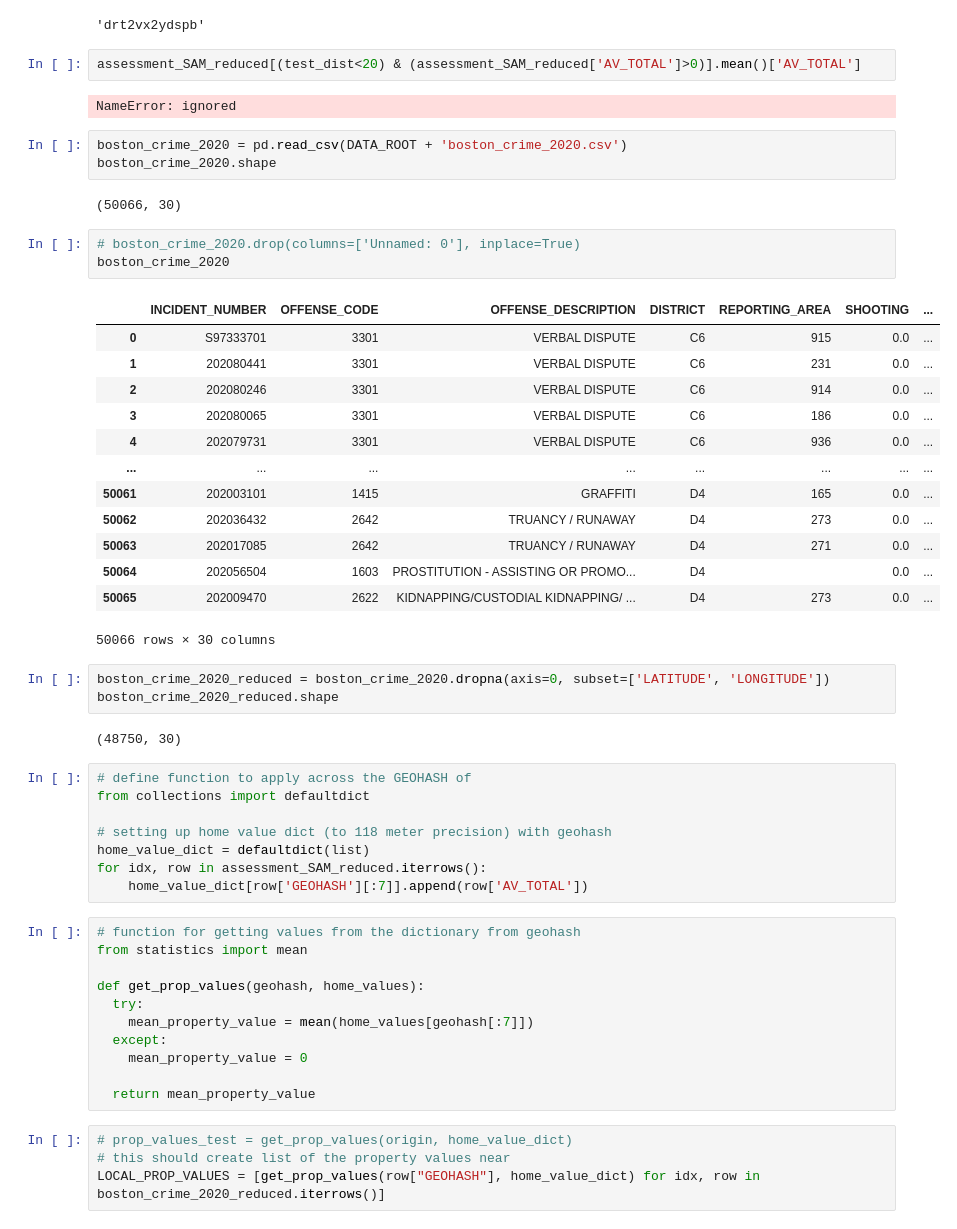
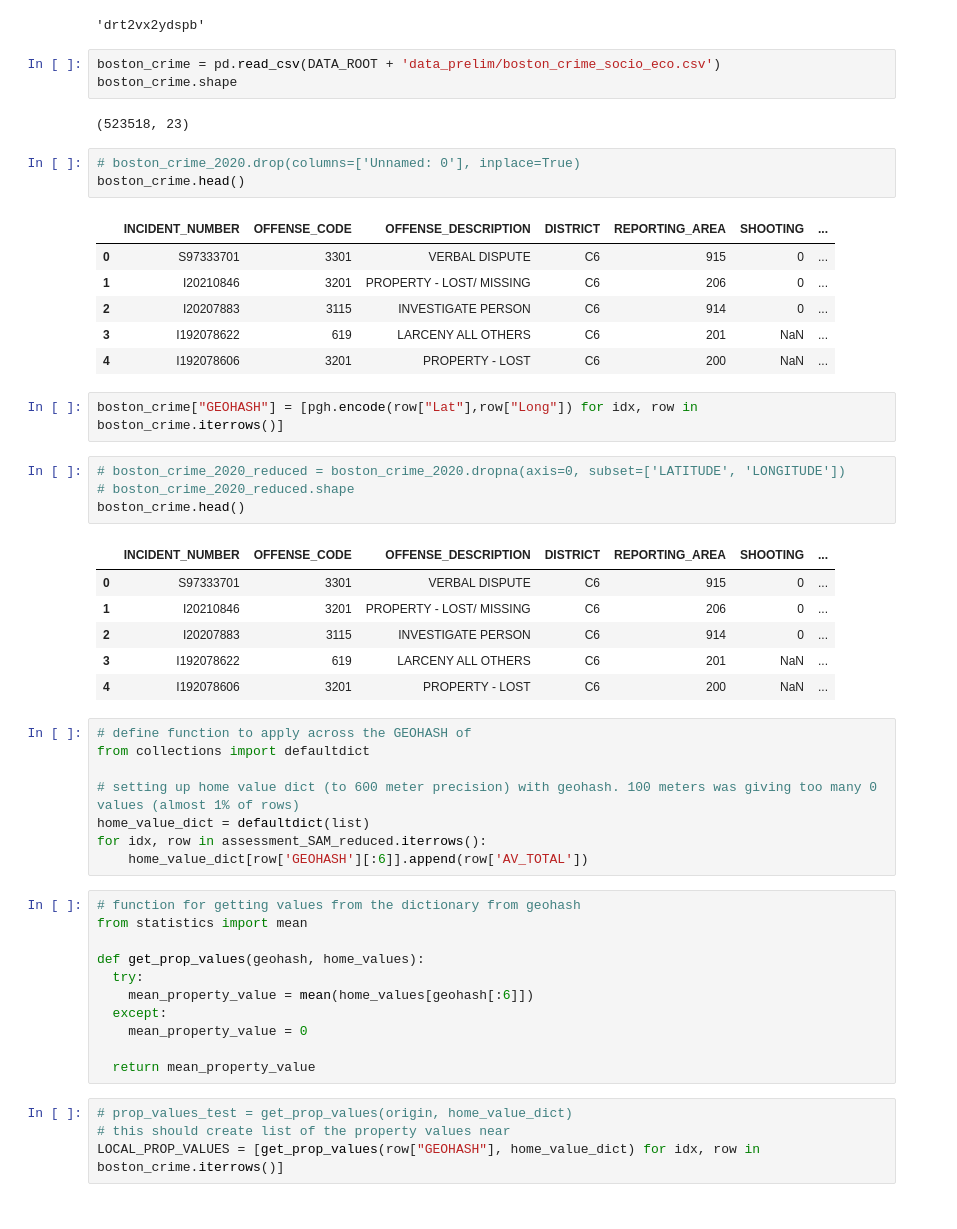
Before and after one commit to YolandaMDavis/cs109a-fall2020, a Jupyter notebook: HousingValuesGeo.ipynb, the cells around one changed output. Saved outputs shown, nothing was run; the diff lists cells and outputs as text.

Commit message:
Corrected geohash function for ~600 meters, and combined with earlier data

```diff
--- a/HousingValuesGeo.ipynb
+++ b/HousingValuesGeo.ipynb
@@ -93,52 +93,49 @@ origin = assessment_SAM_reduced[assessment_SAM_reduced['PID']==2200078000]['GEOH
 origin
 # %% [output]
 'drt2vx2ydspb'
-# %%
-assessment_SAM_reduced[(test_dist<20) & (assessment_SAM_reduced['AV_TOTAL']>0)].mean()['AV_TOTAL']
-# %% [output]
-NameError: ignored
 # %%
-boston_crime_2020 = pd.read_csv(DATA_ROOT + 'boston_crime_2020.csv')
-boston_crime_2020.shape
+boston_crime = pd.read_csv(DATA_ROOT + 'data_prelim/boston_crime_socio_eco.csv')
+boston_crime.shape
 # %% [output]
-(50066, 30)
+(523518, 23)
 # %%
 # boston_crime_2020.drop(columns=['Unnamed: 0'], inplace=True)
-boston_crime_2020
+boston_crime.head()
 # %% [output]
 |  | INCIDENT_NUMBER | OFFENSE_CODE | OFFENSE_DESCRIPTION | DISTRICT | REPORTING_AREA | SHOOTING | ... |
-| 0 | S97333701 | 3301 | VERBAL DISPUTE | C6 | 915 | 0.0 | ... |
-| 1 | 202080441 | 3301 | VERBAL DISPUTE | C6 | 231 | 0.0 | ... |
-| 2 | 202080246 | 3301 | VERBAL DISPUTE | C6 | 914 | 0.0 | ... |
-| 3 | 202080065 | 3301 | VERBAL DISPUTE | C6 | 186 | 0.0 | ... |
-| 4 | 202079731 | 3301 | VERBAL DISPUTE | C6 | 936 | 0.0 | ... |
-| ... | ... | ... | ... | ... | ... | ... | ... |
-| 50061 | 202003101 | 1415 | GRAFFITI | D4 | 165 | 0.0 | ... |
-| 50062 | 202036432 | 2642 | TRUANCY / RUNAWAY | D4 | 273 | 0.0 | ... |
-| 50063 | 202017085 | 2642 | TRUANCY / RUNAWAY | D4 | 271 | 0.0 | ... |
-| 50064 | 202056504 | 1603 | PROSTITUTION - ASSISTING OR PROMO... | D4 |  | 0.0 | ... |
-| 50065 | 202009470 | 2622 | KIDNAPPING/CUSTODIAL KIDNAPPING/ ... | D4 | 273 | 0.0 | ... |
+| 0 | S97333701 | 3301 | VERBAL DISPUTE | C6 | 915 | 0 | ... |
+| 1 | I20210846 | 3201 | PROPERTY - LOST/ MISSING | C6 | 206 | 0 | ... |
+| 2 | I20207883 | 3115 | INVESTIGATE PERSON | C6 | 914 | 0 | ... |
+| 3 | I192078622 | 619 | LARCENY ALL OTHERS | C6 | 201 | NaN | ... |
+| 4 | I192078606 | 3201 | PROPERTY - LOST | C6 | 200 | NaN | ... |
-50066 rows × 30 columns
+# %%
+boston_crime["GEOHASH"] = [pgh.encode(row["Lat"],row["Long"]) for idx, row in boston_crime.iterrows()]
 # %%
-boston_crime_2020_reduced = boston_crime_2020.dropna(axis=0, subset=['LATITUDE', 'LONGITUDE'])
-boston_crime_2020_reduced.shape
+# boston_crime_2020_reduced = boston_crime_2020.dropna(axis=0, subset=['LATITUDE', 'LONGITUDE'])
+# boston_crime_2020_reduced.shape
+boston_crime.head()
 # %% [output]
-(48750, 30)
+|  | INCIDENT_NUMBER | OFFENSE_CODE | OFFENSE_DESCRIPTION | DISTRICT | REPORTING_AREA | SHOOTING | ... |
+| 0 | S97333701 | 3301 | VERBAL DISPUTE | C6 | 915 | 0 | ... |
+| 1 | I20210846 | 3201 | PROPERTY - LOST/ MISSING | C6 | 206 | 0 | ... |
+| 2 | I20207883 | 3115 | INVESTIGATE PERSON | C6 | 914 | 0 | ... |
+| 3 | I192078622 | 619 | LARCENY ALL OTHERS | C6 | 201 | NaN | ... |
+| 4 | I192078606 | 3201 | PROPERTY - LOST | C6 | 200 | NaN | ... |
 # %%
 # define function to apply across the GEOHASH of
 from collections import defaultdict
 
-# setting up home value dict (to 118 meter precision) with geohash
+# setting up home value dict (to 600 meter precision) with geohash. 100 meters was giving too many 0 values (almost 1% of rows)
 home_value_dict = defaultdict(list)
 for idx, row in assessment_SAM_reduced.iterrows():
-    home_value_dict[row['GEOHASH'][:7]].append(row['AV_TOTAL'])
+    home_value_dict[row['GEOHASH'][:6]].append(row['AV_TOTAL'])
 # %%
 # function for getting values from the dictionary from geohash
 from statistics import mean
 
 def get_prop_values(geohash, home_values):
   try:
-    mean_property_value = mean(home_values[geohash[:7]])
+    mean_property_value = mean(home_values[geohash[:6]])
   except:
     mean_property_value = 0
 
@@ -146,5 +143,5 @@ def get_prop_values(geohash, home_values):
 # %%
 # prop_values_test = get_prop_values(origin, home_value_dict)
 # this should create list of the property values near
-LOCAL_PROP_VALUES = [get_prop_values(row["GEOHASH"], home_value_dict) for idx, row in boston_crime_2020_reduced.iterrows()]
+LOCAL_PROP_VALUES = [get_prop_values(row["GEOHASH"], home_value_dict) for idx, row in boston_crime.iterrows()]
 # %%
```
Also changed, not shown: parts of 7 cells of this notebook.
